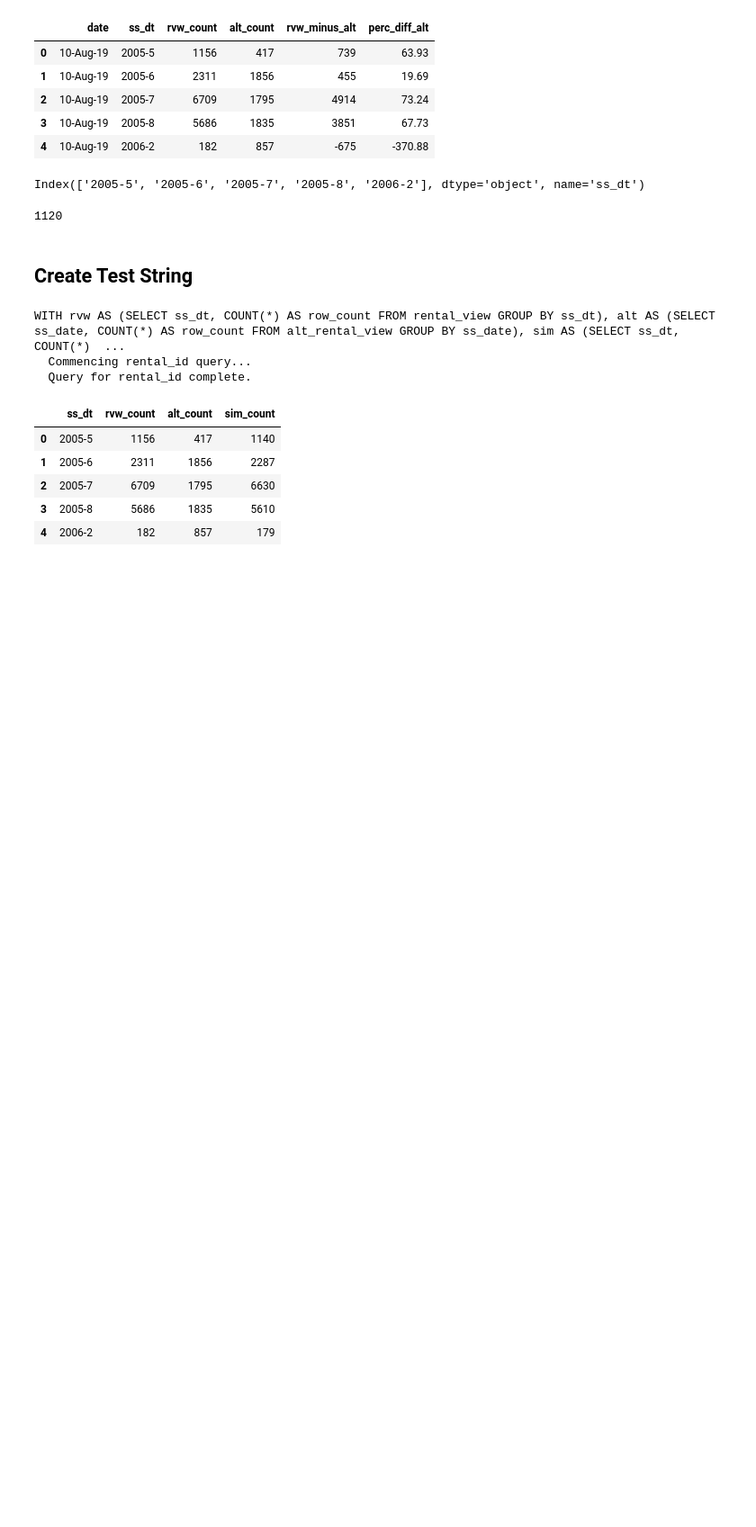
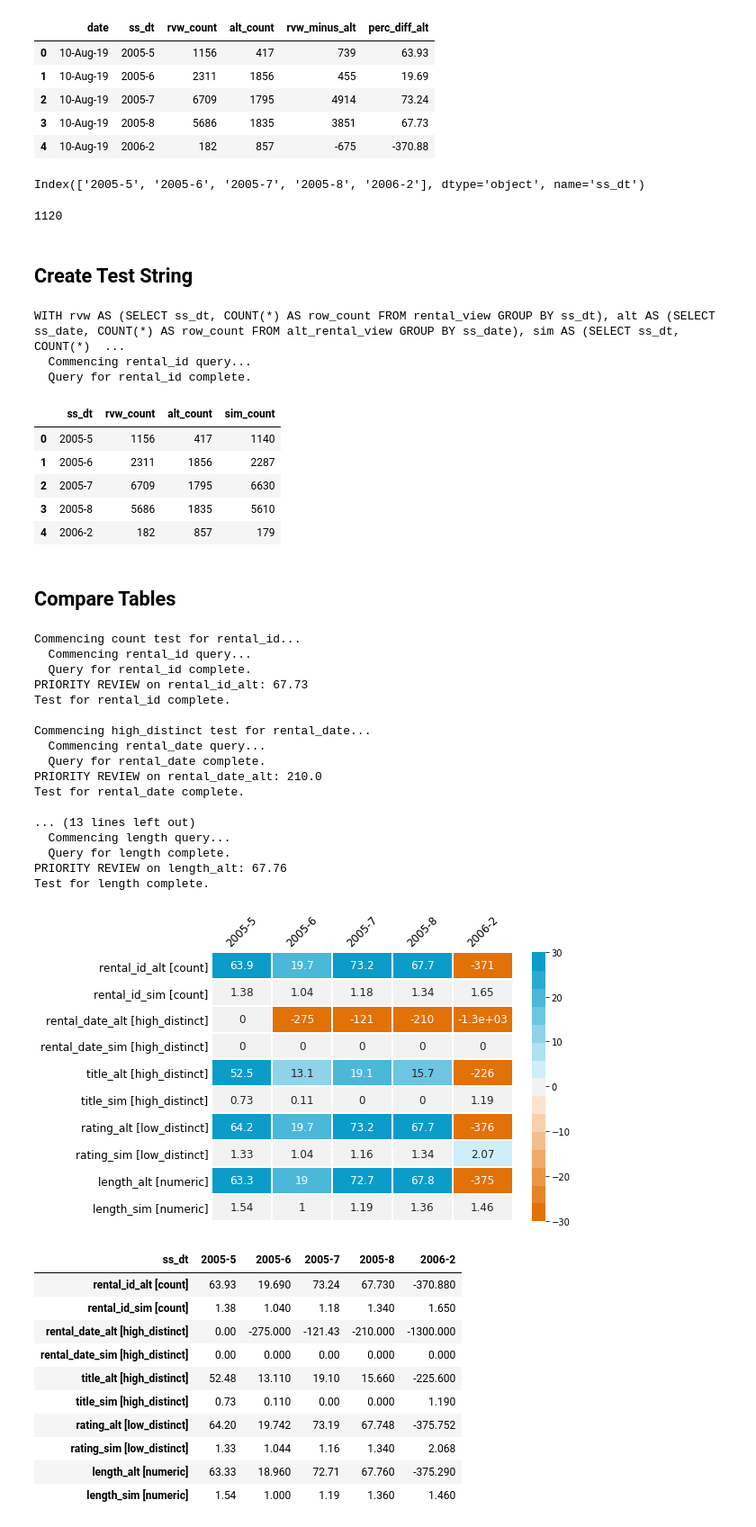
Before and after one commit to rebeccaebarnes/sql_analysis, a Jupyter notebook: sql_analysis_development.ipynb, the cells around one changed output. Shown at 90% size. Cells and saved outputs as stored; diff of their text form; code cells hidden in the pictures; blank space fills up the shorter version.

```diff
--- a/sql_analysis_development.ipynb
+++ b/sql_analysis_development.ipynb
@@ -567,3 +575,6 @@ WITH rvw AS (SELECT ss_dt, COUNT(*) AS row_count FROM rental_view GROUP BY ss_dt
 | 2 | 2005-7 | 6709 | 1795 | 6630 |
 | 3 | 2005-8 | 5686 | 1835 | 5610 |
 | 4 | 2006-2 | 182 | 857 | 179 |
+# %% [markdown]
+<a id='tables'></a>
+## Compare Tables
@@ -569,0 +583,43 @@ WITH rvw AS (SELECT ss_dt, COUNT(*) AS row_count FROM rental_view GROUP BY ss_dt
+# %%
+groupby_fields = ('ss_dt', 'ss_date', 'ss_dt')
+table_names = ('rental_view', 'alt_rental_view', 'alt_sim_rental_view')
+table_alias = ('rvw', 'alt', 'sim')
+id_fields = ('rental_id','rental_id', 'id')
+high_distinct_fields = [('rental_date', 'rental_date', 'rental_date'),
+                 ('title', 'title', 'movie')]
+low_distinct_fields = [('rating','rating', 'rating')]
+numeric_fields = [('length', 'length', 'runtime')]
+
+san.compare_tables(table_names, table_alias, groupby_fields,
+                   id_fields, 'dvd', high_distinct_fields, low_distinct_fields,
+                   numeric_fields, 'results', 2)
+# %% [output]
+Commencing count test for rental_id...
+  Commencing rental_id query...
+  Query for rental_id complete.
+PRIORITY REVIEW on rental_id_alt: 67.73
+Test for rental_id complete.
+
+Commencing high_distinct test for rental_date...
+  Commencing rental_date query...
+  Query for rental_date complete.
+PRIORITY REVIEW on rental_date_alt: 210.0
+Test for rental_date complete.
+
+... (13 lines left out)
+  Commencing length query...
+  Query for length complete.
+PRIORITY REVIEW on length_alt: 67.76
+Test for length complete.
+[figure, added]
+| ss_dt | 2005-5 | 2005-6 | 2005-7 | 2005-8 | 2006-2 |
+| rental_id_alt [count] | 63.93 | 19.690 | 73.24 | 67.730 | -370.880 |
+| rental_id_sim [count] | 1.38 | 1.040 | 1.18 | 1.340 | 1.650 |
+| rental_date_alt [high_distinct] | 0.00 | -275.000 | -121.43 | -210.000 | -1300.000 |
+| rental_date_sim [high_distinct] | 0.00 | 0.000 | 0.00 | 0.000 | 0.000 |
+| title_alt [high_distinct] | 52.48 | 13.110 | 19.10 | 15.660 | -225.600 |
+| title_sim [high_distinct] | 0.73 | 0.110 | 0.00 | 0.000 | 1.190 |
+| rating_alt [low_distinct] | 64.20 | 19.742 | 73.19 | 67.748 | -375.752 |
+| rating_sim [low_distinct] | 1.33 | 1.044 | 1.16 | 1.340 | 2.068 |
+| length_alt [numeric] | 63.33 | 18.960 | 72.71 | 67.760 | -375.290 |
+| length_sim [numeric] | 1.54 | 1.000 | 1.19 | 1.360 | 1.460 |
```
Also changed, not shown: parts of 5 cells of this notebook.
